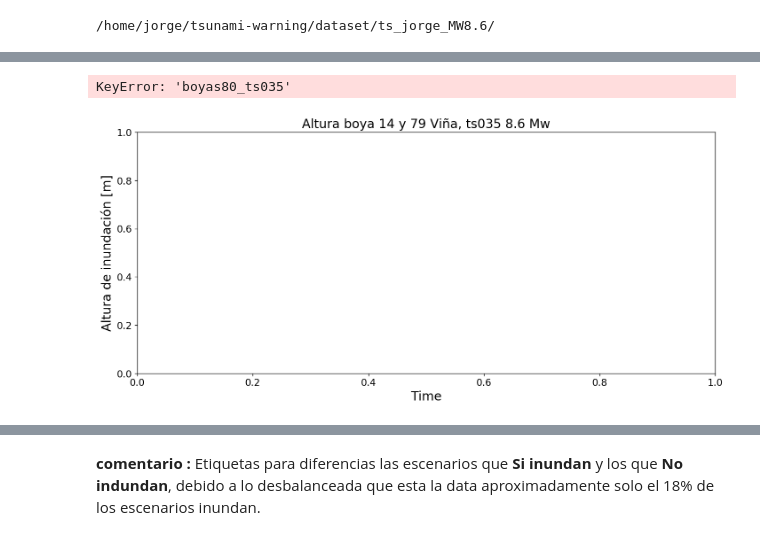
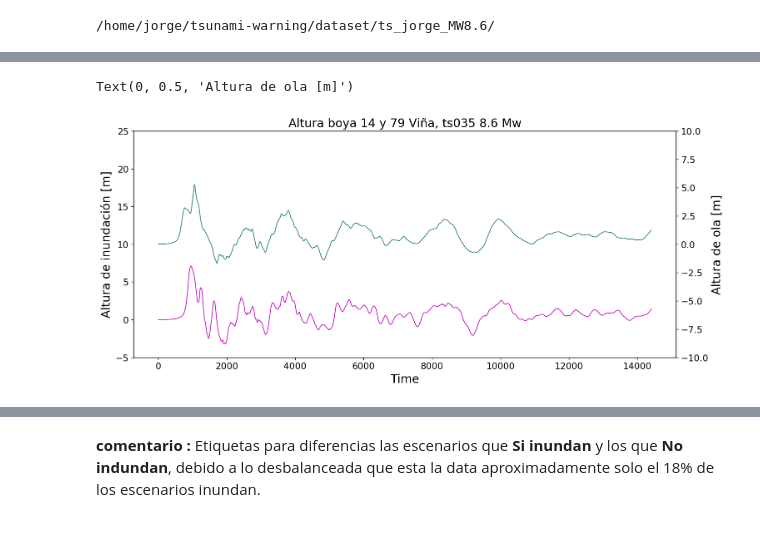
Before and after one commit to jorgenunezc/tsunami-warning, a Jupyter notebook: cnn_hysea.ipynb, the cells around one changed output, grey strips where cells are left out. Cells and saved outputs as stored; diff of their text form; code cells hidden in the pictures.

Commit message:
Fix plot cnn_hysea

```diff
--- a/cnn_hysea.ipynb
+++ b/cnn_hysea.ipynb
@@ -57,7 +55,7 @@ print(folder)
 # %% [output]
 /home/jorge/tsunami-warning/dataset/ts_jorge_MW8.6/
 # %%
-df = pd.read_json(folder+'DataFrame_boyas14_80viña.json') # cargar dataframe
+df = pd.read_json(folder+'DataFrame_boyas14_79viña.json') # cargar dataframe
 # %%
 index = pd.date_range('25/8/2020', periods=len(df), freq='S')
 Datetime = pd.DataFrame({'Datetime':index})
@@ -76,23 +74,23 @@ df.head()
 # %%
 plt.figure(figsize=(14,6), dpi=120)
 
 plt.ion()
 plt.rc('xtick', labelsize=13)
 plt.rc('ytick', labelsize=13)
 plt.title('Altura boya 14 y 79 Viña, ts035 8.6 Mw',fontsize=17)
 plt.xlabel('Time',fontsize=17)
 plt.ylabel('Altura de inundación [m]',fontsize=17)
-plt.plot(df['boyas80_ts035'], color='m', linewidth=1.0)
+plt.plot(df['boyas79_ts035'], color='m', linewidth=1.0)
 plt.ylim(-5,25)
 plt.twinx()
 plt.plot(df['boyas14_ts035'], color='#1C7C54', linewidth=1.0)
 plt.ylim(-10,10)
 ax = plt.gca()
 #ax.invert_yaxis()
 plt.ylabel('Altura de ola [m]',fontsize=17)
 # %% [output]
-KeyError: 'boyas80_ts035'
+Text(0, 0.5, 'Altura de ola [m]')
-[figure, old version]
+[figure, new version]
 # %%
 df = df.loc[0:1799]
 # %%
```
Also changed, not shown: parts of 14 cells of this notebook.
